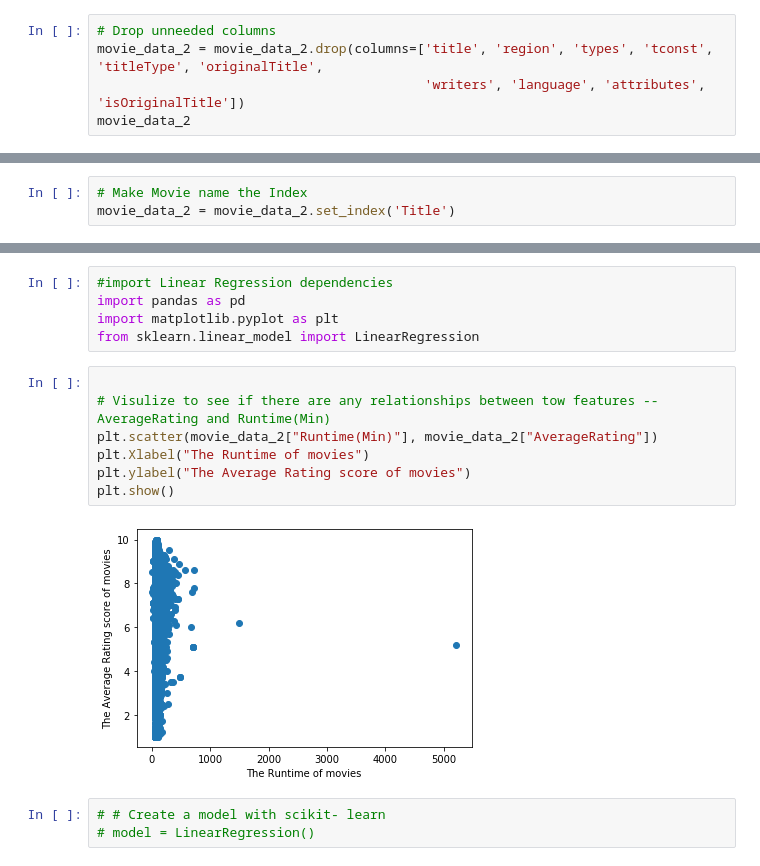
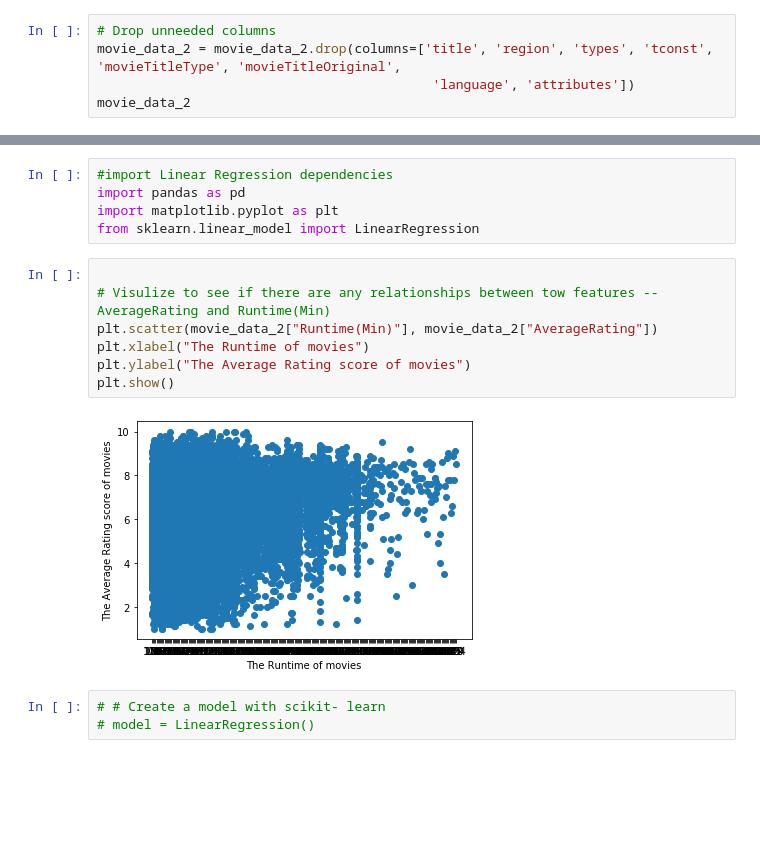
Before and after one commit to hemsmalli5/test, a Jupyter notebook: Project_Master.ipynb, the cells around one changed output, grey strips where cells are left out. Cells and saved outputs as stored; diff of their text form; blank space fills up the shorter version.

```diff
--- a/Project_Master.ipynb
+++ b/Project_Master.ipynb
@@ -440,7 +421,7 @@ movie_data_2
 ## 3.1 Clean Data File
 # %%
 # Drop unneeded columns
-movie_data_2 = movie_data_2.drop(columns=['title', 'region', 'types', 'tconst', 'titleType', 'originalTitle',
-                                          'writers', 'language', 'attributes', 'isOriginalTitle'])
+movie_data_2 = movie_data_2.drop(columns=['title', 'region', 'types', 'tconst', 'movieTitleType', 'movieTitleOriginal',
+                                           'language', 'attributes'])
 movie_data_2
 # %% [output]
@@ -481,6 +462,3 @@ movie_data_2
-# %%
-# Make Movie name the Index
-movie_data_2 = movie_data_2.set_index('Title')
 # %% [markdown]
 ## 3.2 Split / Encode Genres & Director Columns
 # %%
@@ -597,12 +572,12 @@ from sklearn.linear_model import LinearRegression
 # %%
 
 # Visulize to see if there are any relationships between tow features -- AverageRating and Runtime(Min)
 plt.scatter(movie_data_2["Runtime(Min)"], movie_data_2["AverageRating"])
-plt.Xlabel("The Runtime of movies")
+plt.xlabel("The Runtime of movies")
 plt.ylabel("The Average Rating score of movies")
 plt.show()
 # %% [output]
-[figure, old version]
+[figure, new version]
 # %%
 # # Create a model with scikit- learn
 # model = LinearRegression()
```
Also changed, not shown: parts of 18 cells of this notebook.
